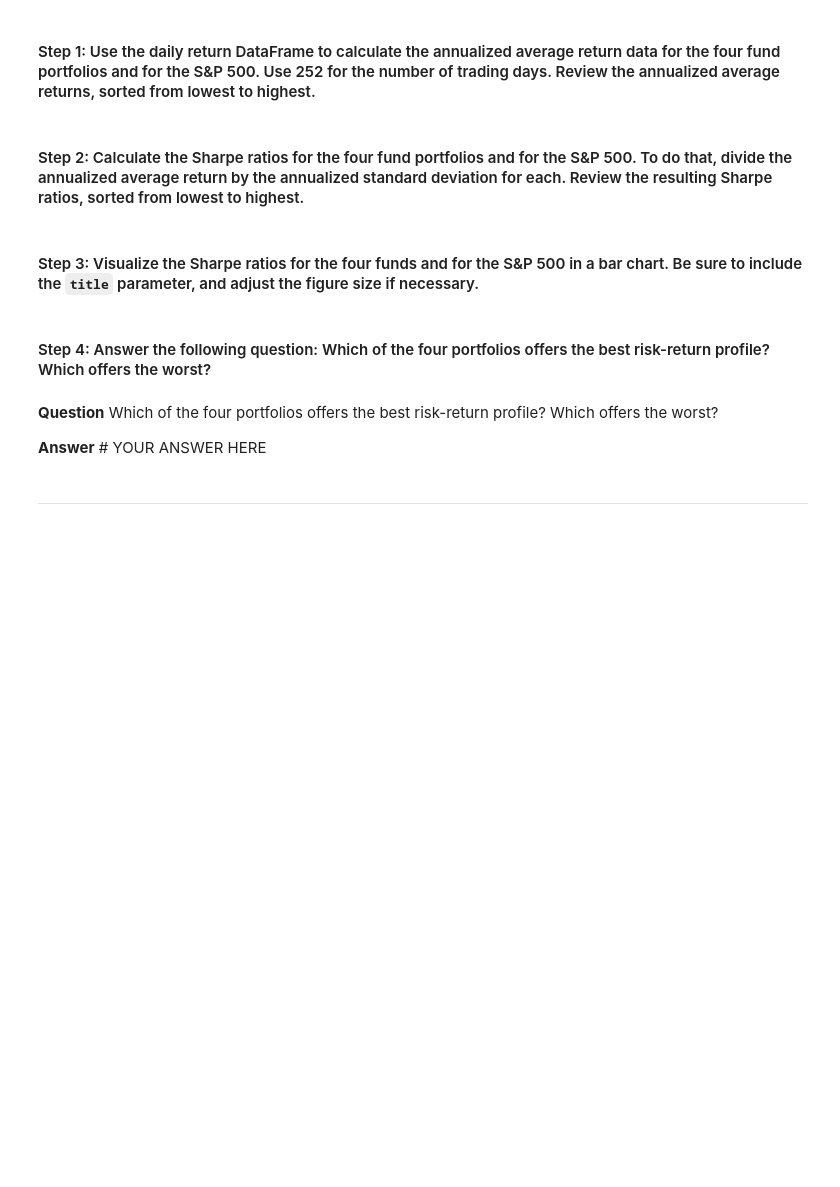
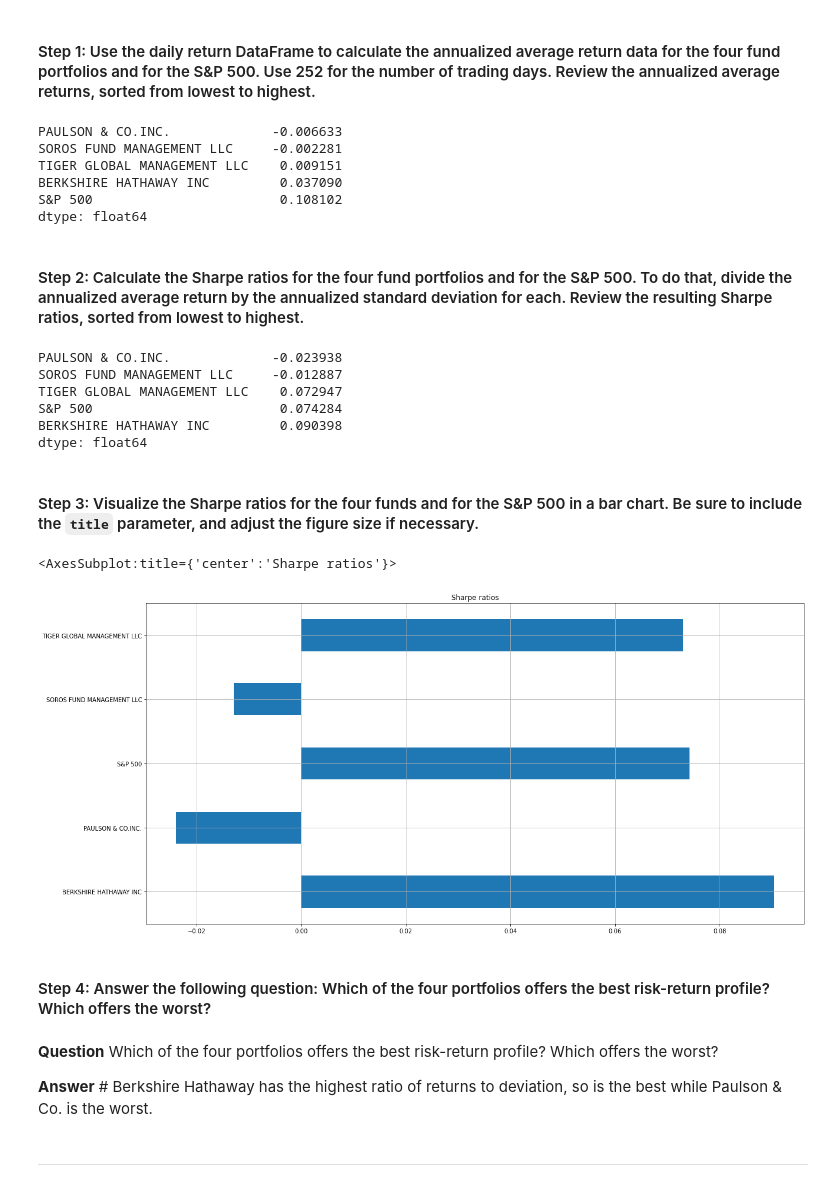
Before and after one commit to lkhodel/bftbc-c4, a Jupyter notebook: risk_return_analysis.ipynb, the cells around one changed output. Saved outputs shown, nothing was run; the diff lists cells and outputs as text; code cells hidden in the pictures; blank space fills up the shorter version.

Commit message:
Finish Sharpe ratio

```diff
--- a/risk_return_analysis.ipynb
+++ b/risk_return_analysis.ipynb
@@ -304,25 +304,45 @@ To determine the overall risk of an asset or portfolio, quantitative analysts an
 # Calculate the annual average return data for the for fund portfolios and the S&P 500
 # Use 252 as the number of trading days in the year
 # Review the annual average returns sorted from lowest to highest
-# YOUR CODE HERE
+annual_average_returns = daily_returns.mean() * 252
+display(annual_average_returns.sort_values())
+# %% [output]
+PAULSON & CO.INC.             -0.006633
+SOROS FUND MANAGEMENT LLC     -0.002281
+TIGER GLOBAL MANAGEMENT LLC    0.009151
+BERKSHIRE HATHAWAY INC         0.037090
+S&P 500                        0.108102
+dtype: float64
 # %% [markdown]
 #### Step 2: Calculate the Sharpe ratios for the four fund portfolios and for the S&P 500. To do that, divide the annualized average return by the annualized standard deviation for each. Review the resulting Sharpe ratios, sorted from lowest to highest.
 # %%
 # Calculate the annualized Sharpe Ratios for each of the 4 portfolios and the S&P 500.
 # Review the Sharpe ratios sorted lowest to highest
-# YOUR CODE HERE
+annualized_standard_deviation = daily_returns.std().multiply(252 ** 1/2).sort_values()
+sharpe_ratios = annual_average_returns / annualized_standard_deviation
+display(sharpe_ratios.sort_values())
+# %% [output]
+PAULSON & CO.INC.             -0.023938
+SOROS FUND MANAGEMENT LLC     -0.012887
+TIGER GLOBAL MANAGEMENT LLC    0.072947
+S&P 500                        0.074284
+BERKSHIRE HATHAWAY INC         0.090398
+dtype: float64
 # %% [markdown]
 #### Step 3: Visualize the Sharpe ratios for the four funds and for the S&P 500 in a bar chart. Be sure to include the `title` parameter, and adjust the figure size if necessary.
 # %%
 # Visualize the Sharpe ratios as a bar chart
 # Include a title parameter and adjust the figure size
-# YOUR CODE HERE
+sharpe_ratios.plot(kind='barh', figsize=(20,10), grid=True, title='Sharpe ratios')
+# %% [output]
+<AxesSubplot:title={'center':'Sharpe ratios'}>
+[figure, added]
 # %% [markdown]
 #### Step 4: Answer the following question: Which of the four portfolios offers the best risk-return profile? Which offers the worst?
 # %% [markdown]
 **Question** Which of the four portfolios offers the best risk-return profile? Which offers the worst?
 
-**Answer** # YOUR ANSWER HERE
+**Answer** # Berkshire Hathaway has the highest ratio of returns to deviation, so is the best while Paulson & Co. is the worst.
 # %% [markdown]
 ---
 # %% [markdown]
```
Also changed, not shown: parts of 1 cell of this notebook.
